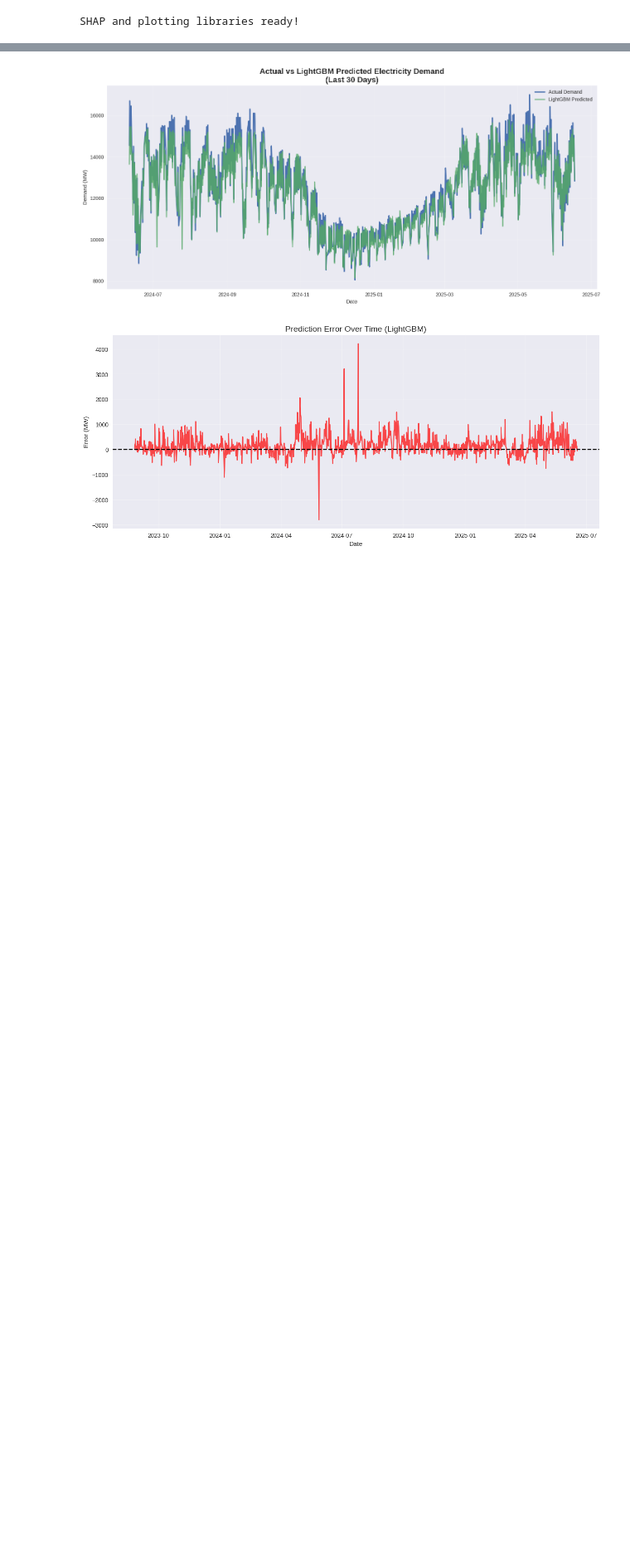
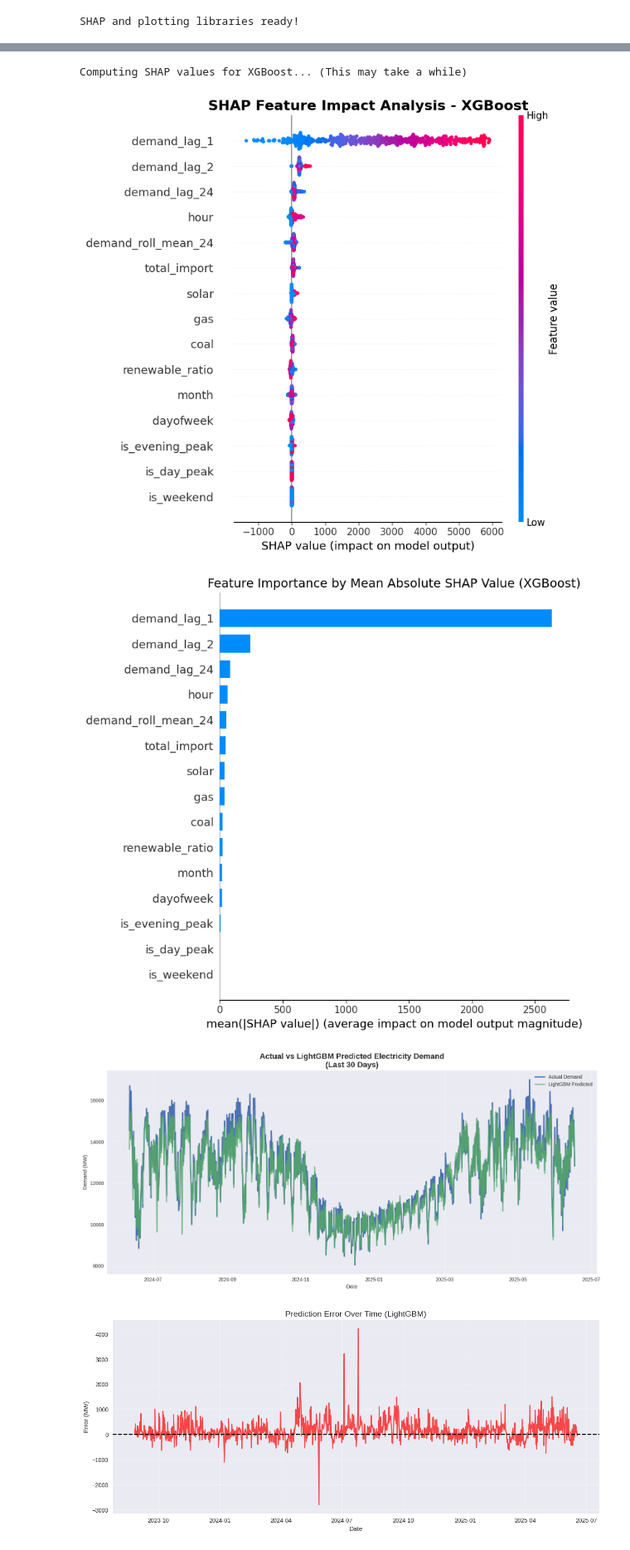
Before and after one commit to proshenjitbarua06-dot/skill-morph, a Jupyter notebook: Comparative_Analysis_of_Machine_Learning_Models_for_Short_Term_Electricity_Demand_Forecasting_in_Bangladesh_A_SHAP_Enabled_Interpretability_Study_Using_Hourly_PGCB_Data_(2015–2025).ipynb, the cells around one changed output, grey strips where cells are left out. Shown at 83% size. Drawn from its saved outputs; the diff is of its cells as text; code cells hidden in the pictures; blank space fills up the shorter version.

```diff
--- a/Comparative_Analysis_of_Machine_Learning_Models_for_Short_Term_Electricity_Demand_Forecasting_in_Bangladesh_A_SHAP_Enabled_Interpretability_Study_Using_Hourly_PGCB_Data_(2015–2025).ipynb
+++ b/Comparative_Analysis_of_Machine_Learning_Models_for_Short_Term_Electricity_Demand_Forecasting_in_Bangladesh_A_SHAP_Enabled_Interpretability_Study_Using_Hourly_PGCB_Data_(2015–2025).ipynb
@@ -508,3 +740,35 @@ plt.show()
+# %%
+import shap
+
+# Create SHAP Explainer for XGBoost
+print("Computing SHAP values for XGBoost... (This may take a while)")
+explainer_xgb = shap.TreeExplainer(xgb_model)
+
+# Use a sample for faster computation
+X_test_sample = X_test.iloc[-600:]        # Last 600 samples
+shap_values_xgb = explainer_xgb.shap_values(X_test_sample)
+
+# ====================== SHAP PLOTS ======================
+
+# 1. SHAP Summary Plot (Dot)
+plt.figure(figsize=(12, 8))
+shap.summary_plot(shap_values_xgb, X_test_sample, plot_type="dot", show=False)
+plt.title("SHAP Feature Impact Analysis - XGBoost", fontsize=16, fontweight='bold')
+plt.tight_layout()
+plt.savefig('shap_summary_xgboost.png', dpi=300)
+plt.show()
+
+# 2. SHAP Summary Bar Plot
+plt.figure(figsize=(10, 6))
+shap.summary_plot(shap_values_xgb, X_test_sample, plot_type="bar", show=False)
+plt.title("Feature Importance by Mean Absolute SHAP Value (XGBoost)", fontsize=14)
+plt.tight_layout()
+plt.savefig('shap_bar_xgboost.png', dpi=300)
+plt.show()
+# %% [output]
+Computing SHAP values for XGBoost... (This may take a while)
+[figure, added]
+[figure, added]
 # %%
 plt.figure(figsize=(15, 7))
 plt.plot(test['datetime'].iloc[-720:], y_test.iloc[-720:], label='Actual Demand', linewidth=2.5)
```
Also changed, not shown: parts of 14 cells of this notebook.
